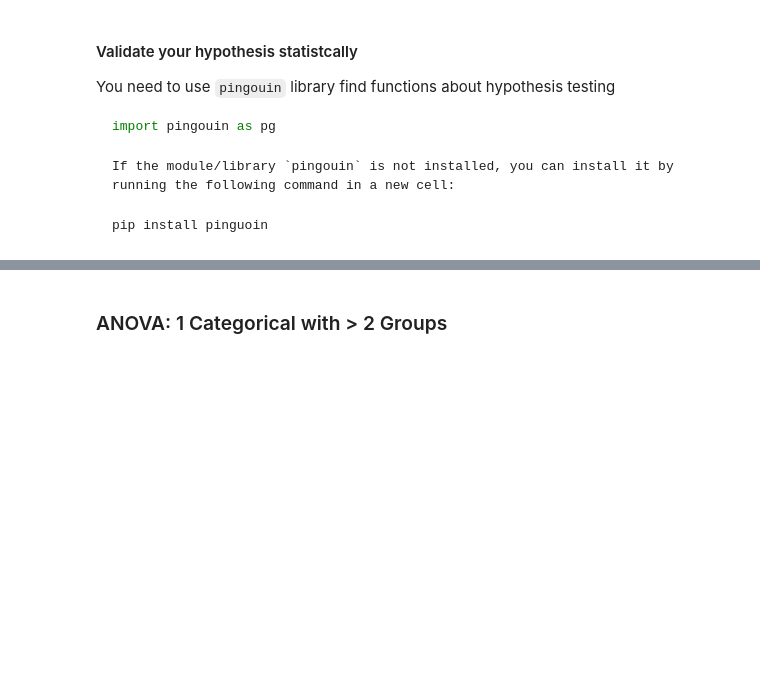
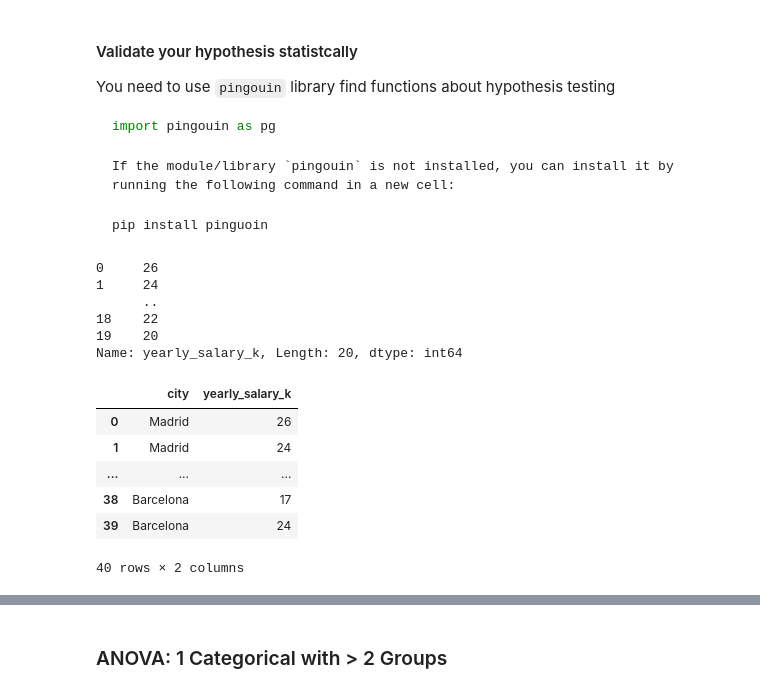
Before and after one commit to jsulopzs/course-resolving-python-data-analysis-visualization, a Jupyter notebook: 05_Data Analysis & Statistics/11_Hypothesis Testing/11A_Hypothesis.ipynb, the cells around one changed output, grey strips where cells are left out. Cells and saved outputs as stored; diff of their text form; code cells hidden in the pictures; blank space fills up the shorter version.

```diff
--- a/05_Data Analysis & Statistics/11_Hypothesis Testing/11A_Hypothesis.ipynb
+++ b/05_Data Analysis & Statistics/11_Hypothesis Testing/11A_Hypothesis.ipynb
@@ -39,0 +65,19 @@ pip install pinguoin
+# %%
+salary_madrid
+# %% [output]
+0     26
+1     24
+      ..
+18    22
+19    20
+Name: yearly_salary_k, Length: 20, dtype: int64
+# %%
+df_salaries2
+# %% [output]
+|  | city | yearly_salary_k |
+| 0 | Madrid | 26 |
+| 1 | Madrid | 24 |
+| ... | ... | ... |
+| 38 | Barcelona | 17 |
+| 39 | Barcelona | 24 |
+40 rows × 2 columns
```
Also changed, not shown: parts of 22 cells of this notebook, 5 other files.
